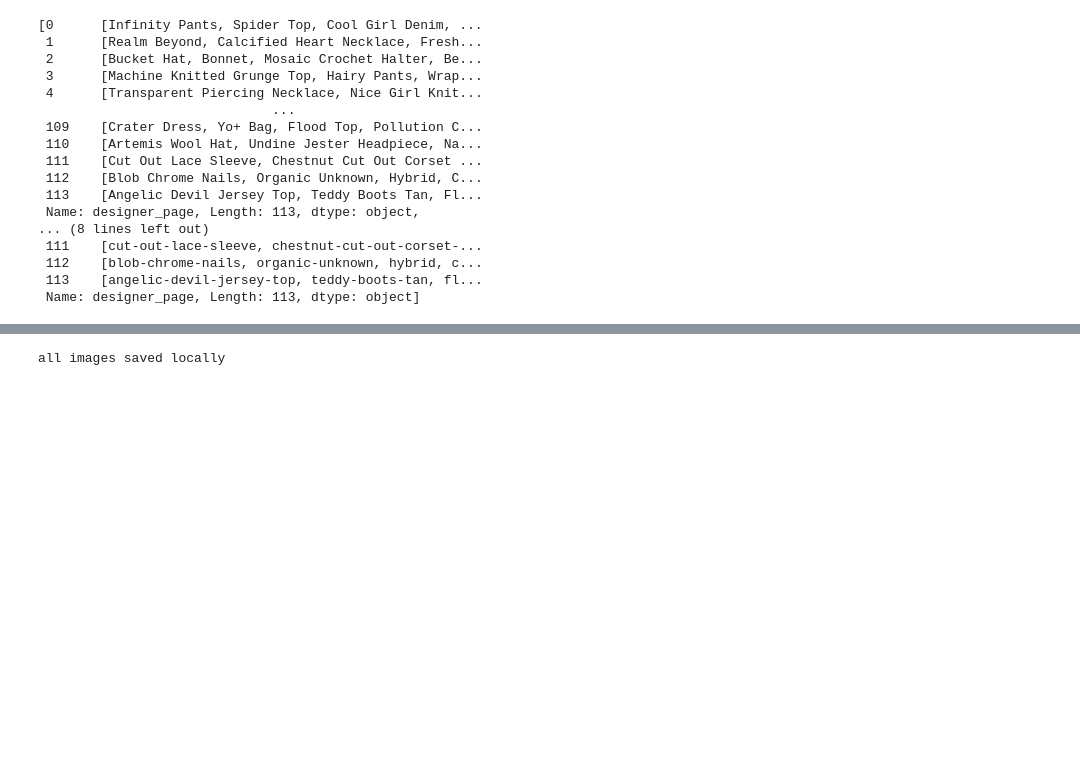
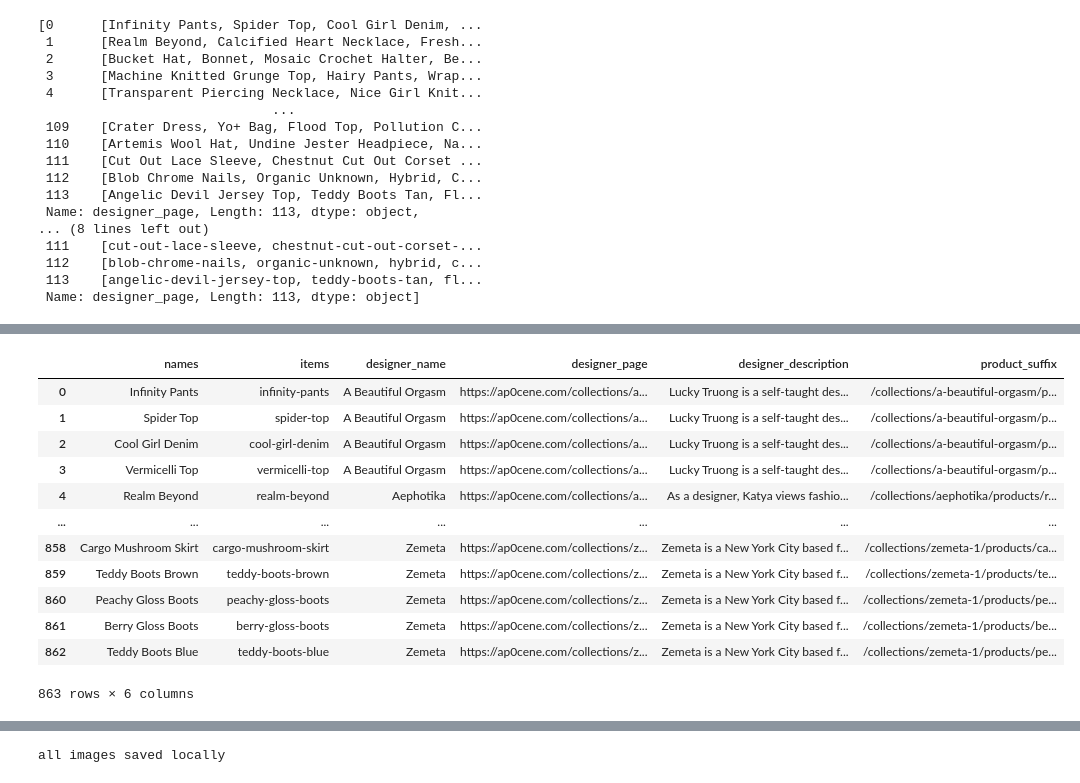
Before and after one commit to sonnochio/upcoming_designer_recommendation, a Jupyter notebook: notebooks/ap0cene.ipynb, the cells around one changed output, grey strips where cells are left out. Drawn from its saved outputs; the diff is of its cells as text; code cells hidden in the pictures; blank space fills up the shorter version.

```diff
--- a/notebooks/ap0cene.ipynb
+++ b/notebooks/ap0cene.ipynb
@@ -302,0 +195,4 @@ README.md     ap0cene.ipynb images
+# %%
+df_product=pd.DataFrame(data={'product_name':scrapped.apply(lambda x:x[0])})
+# %%
+df_full=pd.concat([df_product,df_designer],axis=1)
@@ -302,0 +215,13 @@ README.md     ap0cene.ipynb images
+# %%
+def get_product_page(url):
+    response=requests.get(url)
+    soup=bs(response.content,"html.parser")
+    page_objects=soup.find_all("a",class_="increase-target")
+    suffix=[]
+
+    for ob in page_objects:
+        suffix.append(ob["href"])
+
+    return suffix
+# %%
+df_full["product_suffix"]=df_full["designer_page"].apply(get_product_page)
@@ -302,0 +243,17 @@ README.md     ap0cene.ipynb images
+# %%
+df_full=df_full.explode(['names', 'items','product_suffix']).reset_index(drop=True)
+df_full
+# %% [output]
+|  | names | items | designer_name | designer_page | designer_description | product_suffix |
+| 0 | Infinity Pants | infinity-pants | A Beautiful Orgasm | https://ap0cene.com/collections/a... | Lucky Truong is a self-taught des... | /collections/a-beautiful-orgasm/p... |
+| 1 | Spider Top | spider-top | A Beautiful Orgasm | https://ap0cene.com/collections/a... | Lucky Truong is a self-taught des... | /collections/a-beautiful-orgasm/p... |
+| 2 | Cool Girl Denim | cool-girl-denim | A Beautiful Orgasm | https://ap0cene.com/collections/a... | Lucky Truong is a self-taught des... | /collections/a-beautiful-orgasm/p... |
+| 3 | Vermicelli Top | vermicelli-top | A Beautiful Orgasm | https://ap0cene.com/collections/a... | Lucky Truong is a self-taught des... | /collections/a-beautiful-orgasm/p... |
+| 4 | Realm Beyond | realm-beyond | Aephotika | https://ap0cene.com/collections/a... | As a designer, Katya views fashio... | /collections/aephotika/products/r... |
+| ... | ... | ... | ... | ... | ... | ... |
+| 858 | Cargo Mushroom Skirt | cargo-mushroom-skirt | Zemeta | https://ap0cene.com/collections/z... | Zemeta is a New York City based f... | /collections/zemeta-1/products/ca... |
+| 859 | Teddy Boots Brown | teddy-boots-brown | Zemeta | https://ap0cene.com/collections/z... | Zemeta is a New York City based f... | /collections/zemeta-1/products/te... |
+| 860 | Peachy Gloss Boots | peachy-gloss-boots | Zemeta | https://ap0cene.com/collections/z... | Zemeta is a New York City based f... | /collections/zemeta-1/products/pe... |
+| 861 | Berry Gloss Boots | berry-gloss-boots | Zemeta | https://ap0cene.com/collections/z... | Zemeta is a New York City based f... | /collections/zemeta-1/products/be... |
+| 862 | Teddy Boots Blue | teddy-boots-blue | Zemeta | https://ap0cene.com/collections/z... | Zemeta is a New York City based f... | /collections/zemeta-1/products/pe... |
+863 rows × 6 columns
```
Also changed, not shown: parts of 50 cells of this notebook, 11 other files.
